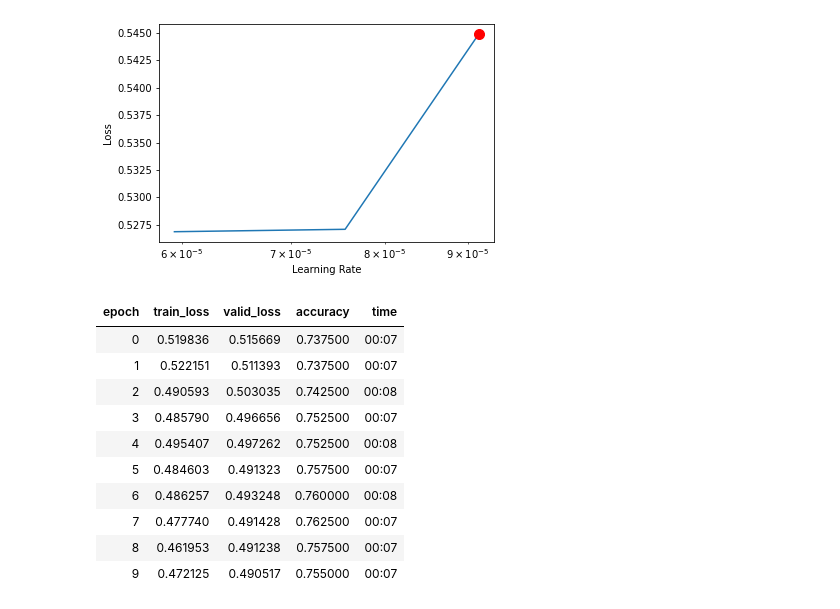
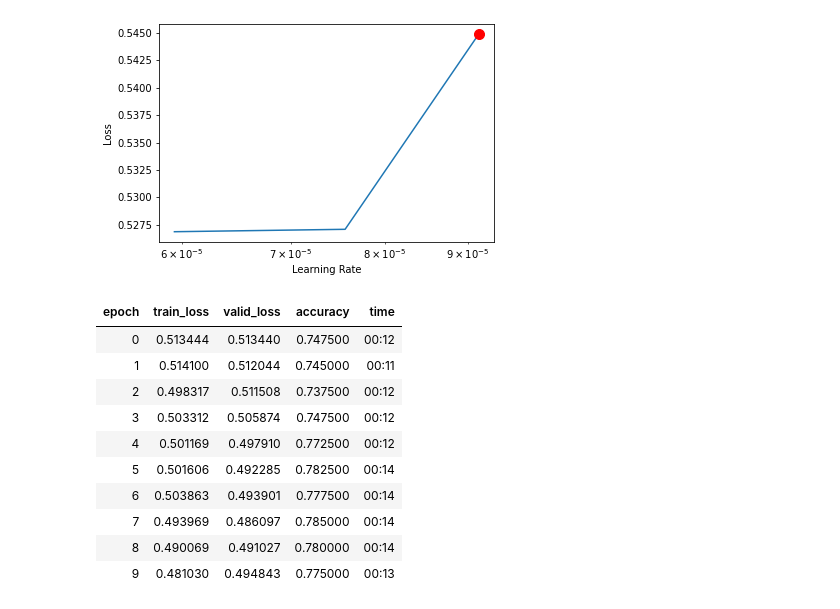
Before and after one commit to helena128/NLP_course, a Jupyter notebook: task6/Nlp_task6.ipynb, the cells around one changed output. Saved outputs shown, nothing was run; the diff lists cells and outputs as text; code cells hidden in the pictures.

```diff
--- a/task6/Nlp_task6.ipynb
+++ b/task6/Nlp_task6.ipynb
@@ -179,21 +179,22 @@ Min loss divided by 10: 5.94E-06
 # %%
 lr = 9.14E-05
 
 learn.load('fifth')
+learn.unfreeze()
 learn.fit_one_cycle(10, slice(lr/(2.6**4), lr))
 learn.save('f_tuned')
 # %% [output]
 | epoch | train_loss | valid_loss | accuracy | time |
-| 0 | 0.519836 | 0.515669 | 0.737500 | 00:07 |
-| 1 | 0.522151 | 0.511393 | 0.737500 | 00:07 |
-| 2 | 0.490593 | 0.503035 | 0.742500 | 00:08 |
-| 3 | 0.485790 | 0.496656 | 0.752500 | 00:07 |
-| 4 | 0.495407 | 0.497262 | 0.752500 | 00:08 |
-| 5 | 0.484603 | 0.491323 | 0.757500 | 00:07 |
-| 6 | 0.486257 | 0.493248 | 0.760000 | 00:08 |
-| 7 | 0.477740 | 0.491428 | 0.762500 | 00:07 |
-| 8 | 0.461953 | 0.491238 | 0.757500 | 00:07 |
-| 9 | 0.472125 | 0.490517 | 0.755000 | 00:07 |
+| 0 | 0.513444 | 0.513440 | 0.747500 | 00:12 |
+| 1 | 0.514100 | 0.512044 | 0.745000 | 00:11 |
+| 2 | 0.498317 | 0.511508 | 0.737500 | 00:12 |
+| 3 | 0.503312 | 0.505874 | 0.747500 | 00:12 |
+| 4 | 0.501169 | 0.497910 | 0.772500 | 00:12 |
+| 5 | 0.501606 | 0.492285 | 0.782500 | 00:14 |
+| 6 | 0.503863 | 0.493901 | 0.777500 | 00:14 |
+| 7 | 0.493969 | 0.486097 | 0.785000 | 00:14 |
+| 8 | 0.490069 | 0.491027 | 0.780000 | 00:14 |
+| 9 | 0.481030 | 0.494843 | 0.775000 | 00:13 |
 # %%
 learn.load('f_tuned')
 
```
Also changed, not shown: parts of 2 cells of this notebook.
